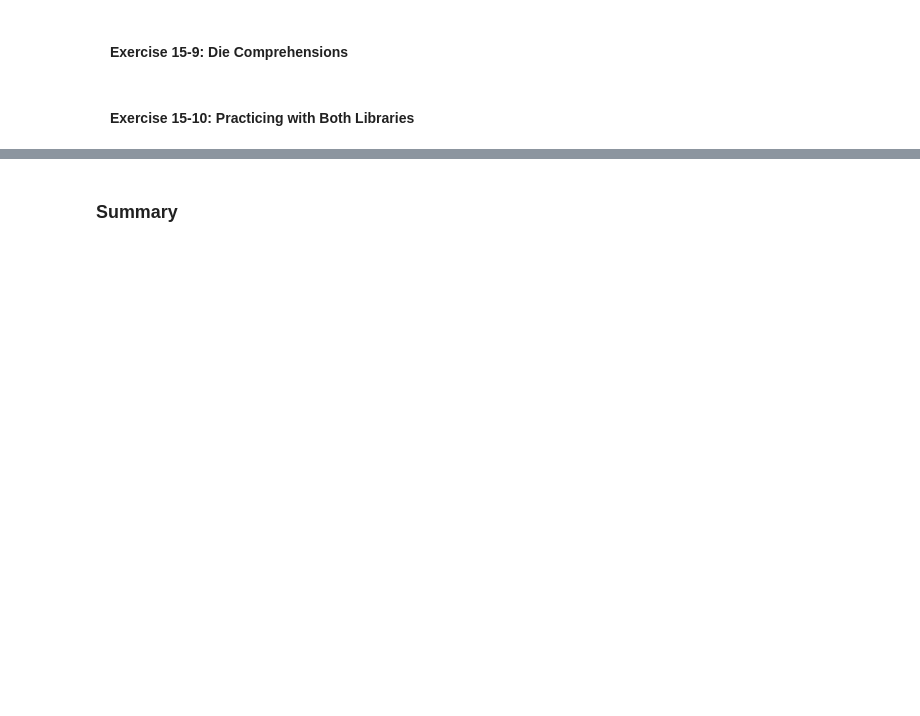
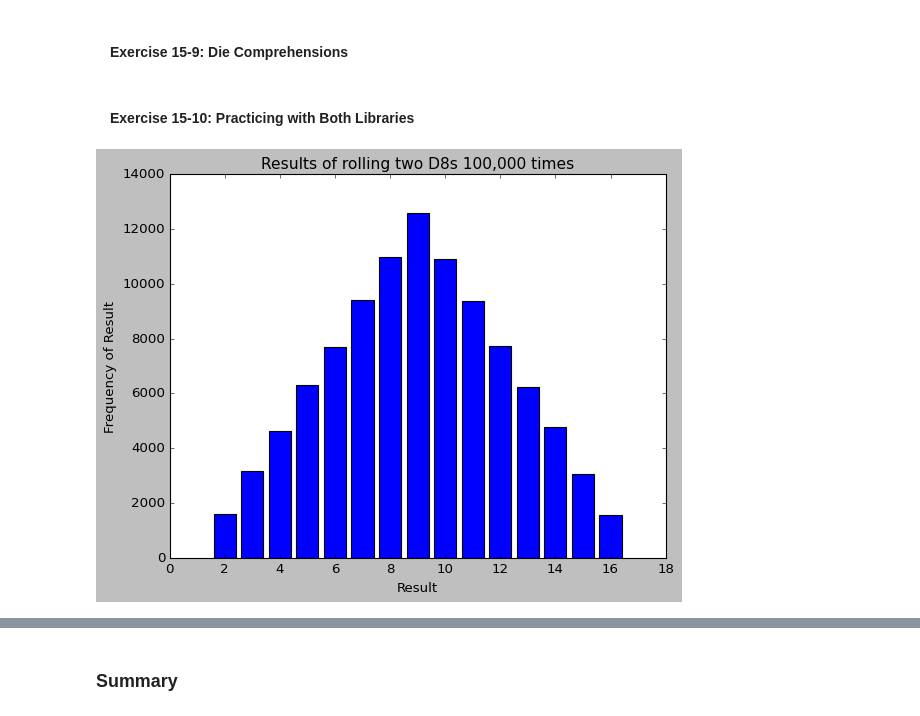
Before and after one commit to JChover/Python_Crash_Course, a Jupyter notebook: PART II - PROJECTS/Project 2 - Data Visualization/Chapter 15 - Generating Data/Chapter_15.ipynb, the cells around one changed output, grey strips where cells are left out. Drawn from its saved outputs; the diff is of its cells as text; code cells hidden in the pictures; blank space fills up the shorter version.

```diff
--- a/PART II - PROJECTS/Project 2 - Data Visualization/Chapter 15 - Generating Data/Chapter_15.ipynb
+++ b/PART II - PROJECTS/Project 2 - Data Visualization/Chapter 15 - Generating Data/Chapter_15.ipynb
@@ -921,2 +1061,44 @@ offline.plot({'data': data, 'layout': my_layout}, filename='d6_d10.html')
 # %% [markdown]
 #### &emsp;Exercise 15-10: Practicing with Both Libraries
+# %%
+# 15-10 Practicing with Both Libraries - e10_dice_matplotlib.py
+import matplotlib.pyplot as plt
+
+from e0x_die import Die
+
+# Create two D8
+die_1 = Die(8)
+die_2 = Die(8)
+
+# Make some rolls, and store results in a list.
+results = []
+for roll_num in range(100_000):
+    result = die_1.roll() + die_2.roll()
+    results.append(result)
+
+# Analyze the results.
+frequencies = []
+max_result = die_1.num_sides + die_2.num_sides
+
+for value in range(2, max_result+1):
+    frequency = results.count(value)
+    frequencies.append(frequency)
+
+# Visualize the results using matplotlib.
+x_values = list(range(2, max_result+1))
+fig, ax = plt.subplots()
+
+ax.bar(x_values, frequencies, color='blue')
+
+# Set labels and title
+ax.set_title('Results of rolling two D8s 100,000 times', fontsize=14)
+ax.set_xlabel('Result', fontsize=12)
+ax.set_ylabel('Frequency of Result', fontsize=12)
+
+# Set tick parameters for better readability
+ax.tick_params(axis='both', labelsize=12)
+
+# Show the plot
+plt.show()
+# %% [output]
+[figure, added]
```
Also changed, not shown: parts of 9 cells of this notebook, 13 other files.
